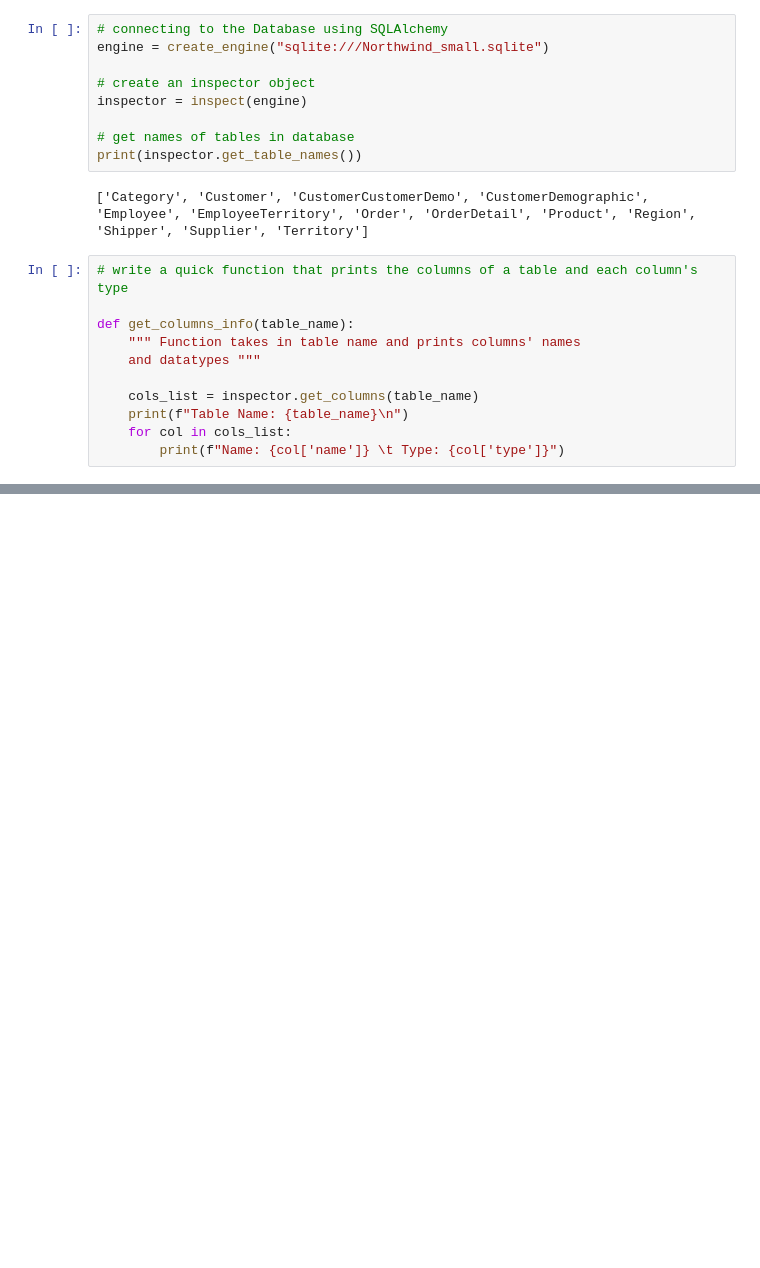
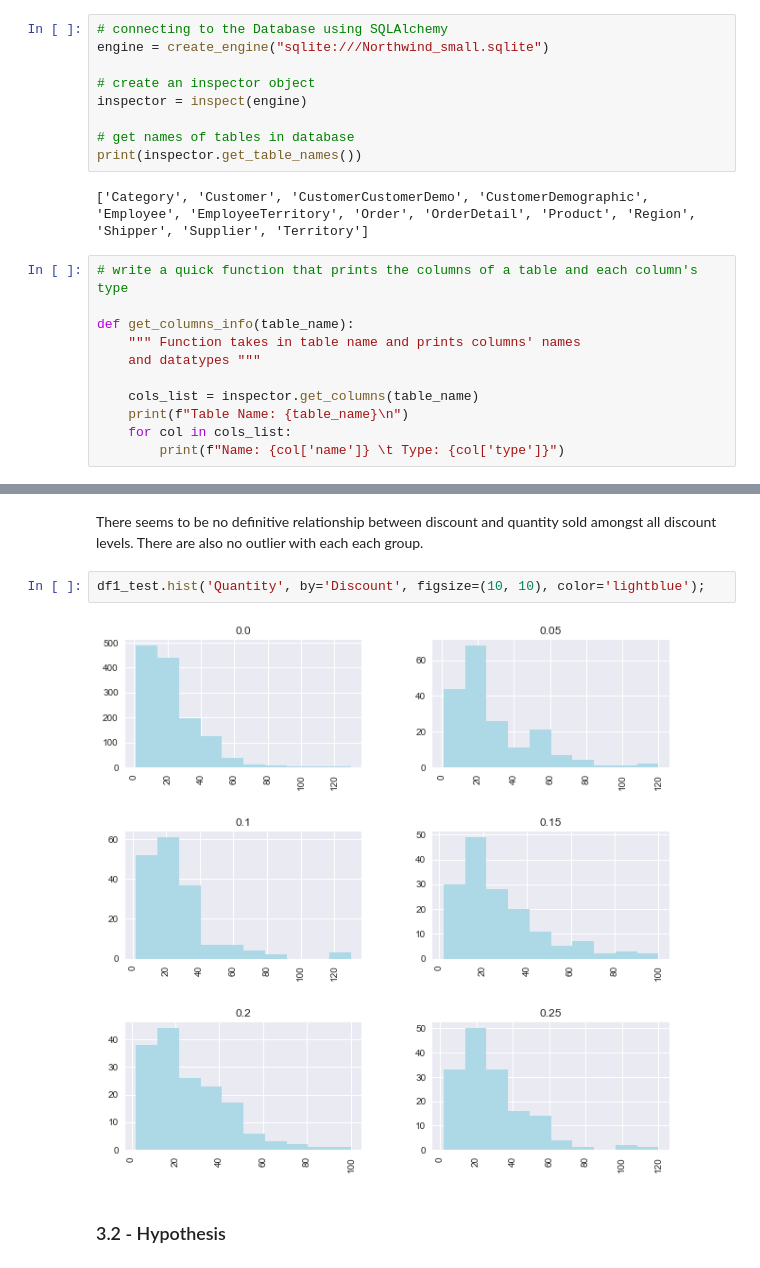
Before and after one commit to Princess-1/ds-3-project, a Jupyter notebook: Module 3 Final Project.ipynb, the cells around one changed output, grey strips where cells are left out. Drawn from its saved outputs; the diff is of its cells as text; blank space fills up the shorter version.

```diff
--- a/Module 3 Final Project.ipynb
+++ b/Module 3 Final Project.ipynb
@@ -71,0 +132,8 @@ df1.head()
+# %% [markdown]
+There seems to be no definitive relationship between discount and quantity sold amongst all discount levels. There are also no outlier with each each group.
+# %%
+df1_test.hist('Quantity', by='Discount', figsize=(10, 10), color='lightblue');
+# %% [output]
+[figure, added]
+# %% [markdown]
+### 3.2 - Hypothesis
```
Also changed, not shown: parts of 36 cells of this notebook, 3 other files.
